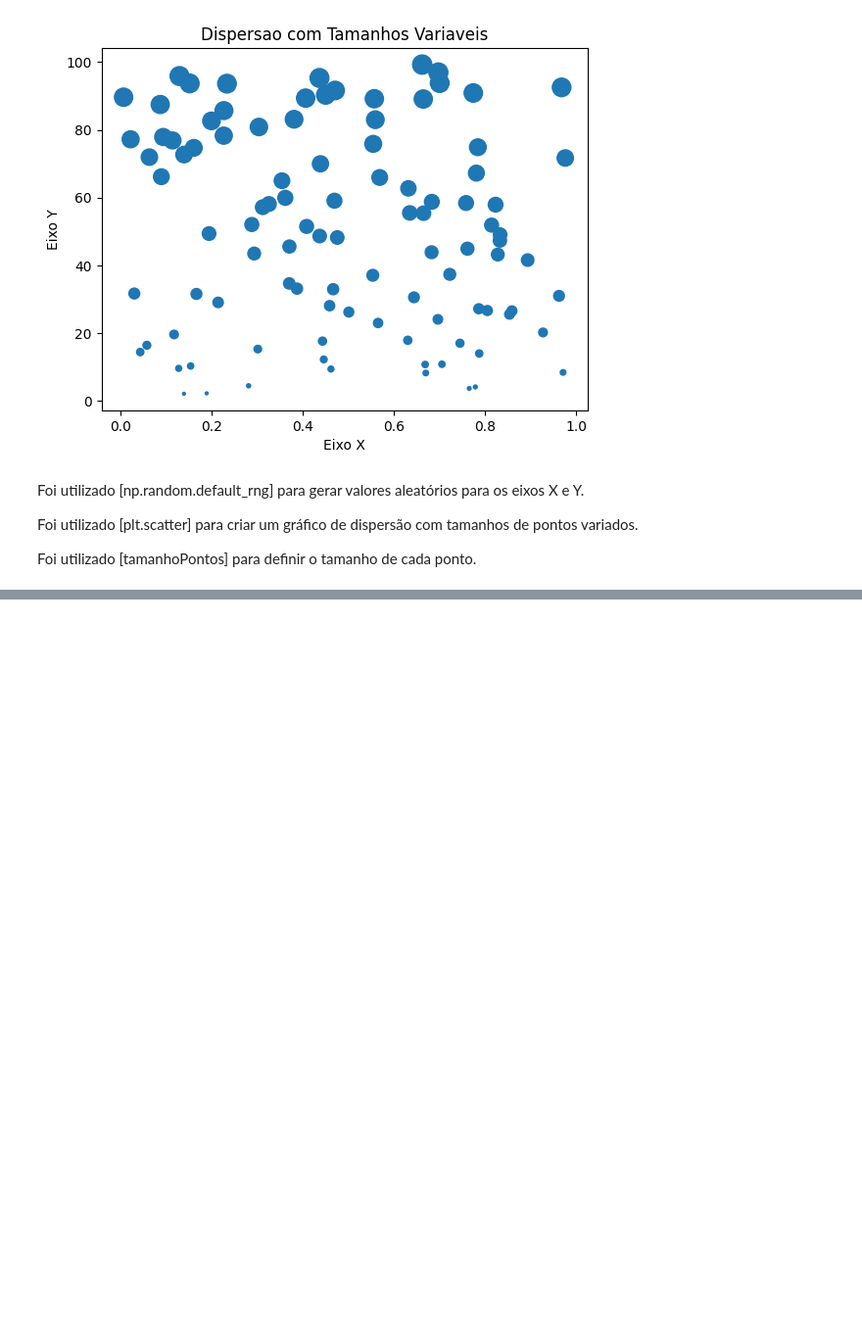
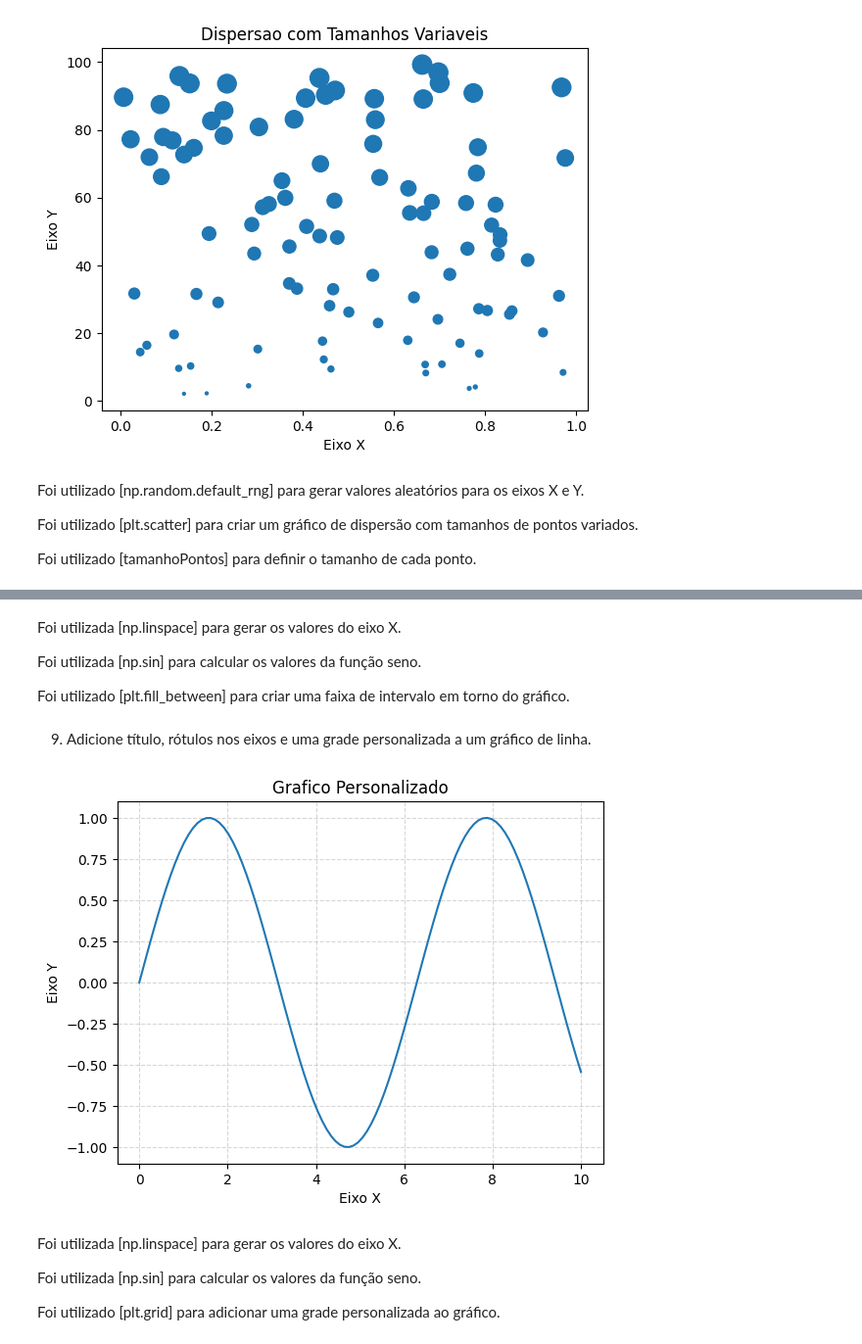
Before and after one commit to 76Falcone/AulasInteligenciaArtificial, a Jupyter notebook: ExercíciosBibliotecas_Python_Falcone_6B_Noturno.ipynb, the cells around one changed output, grey strips where cells are left out. Shown at 98% size. Drawn from its saved outputs; the diff is of its cells as text; code cells hidden in the pictures; blank space fills up the shorter version.

```diff
--- a/ExercíciosBibliotecas_Python_Falcone_6B_Noturno.ipynb
+++ b/ExercíciosBibliotecas_Python_Falcone_6B_Noturno.ipynb
@@ -1765,0 +1784,29 @@ Foi utilizado [tamanhoPontos] para definir o tamanho de cada ponto.
+# %% [markdown]
+Foi utilizada [np.linspace] para gerar os valores do eixo X.
+
+Foi utilizada [np.sin] para calcular os valores da função seno.
+
+Foi utilizado [plt.fill_between] para criar uma faixa de intervalo em torno do gráfico.
+# %% [markdown]
+9. Adicione título, rótulos nos eixos e uma grade personalizada a um gráfico de linha.
+# %%
+import matplotlib.pyplot as plt
+import numpy as np
+
+valoresX = np.linspace(0, 10, 100)
+valoresY = np.sin(valoresX)
+
+plt.plot(valoresX, valoresY)
+plt.title("Grafico Personalizado")
+plt.xlabel("Eixo X")
+plt.ylabel("Eixo Y")
+plt.grid(True, linestyle="--", alpha=0.5)
+plt.show()
+# %% [output]
+[figure, added]
+# %% [markdown]
+Foi utilizada [np.linspace] para gerar os valores do eixo X.
+
+Foi utilizada [np.sin] para calcular os valores da função seno.
+
+Foi utilizado [plt.grid] para adicionar uma grade personalizada ao gráfico.
```
Also changed, not shown: parts of 2 cells of this notebook.
